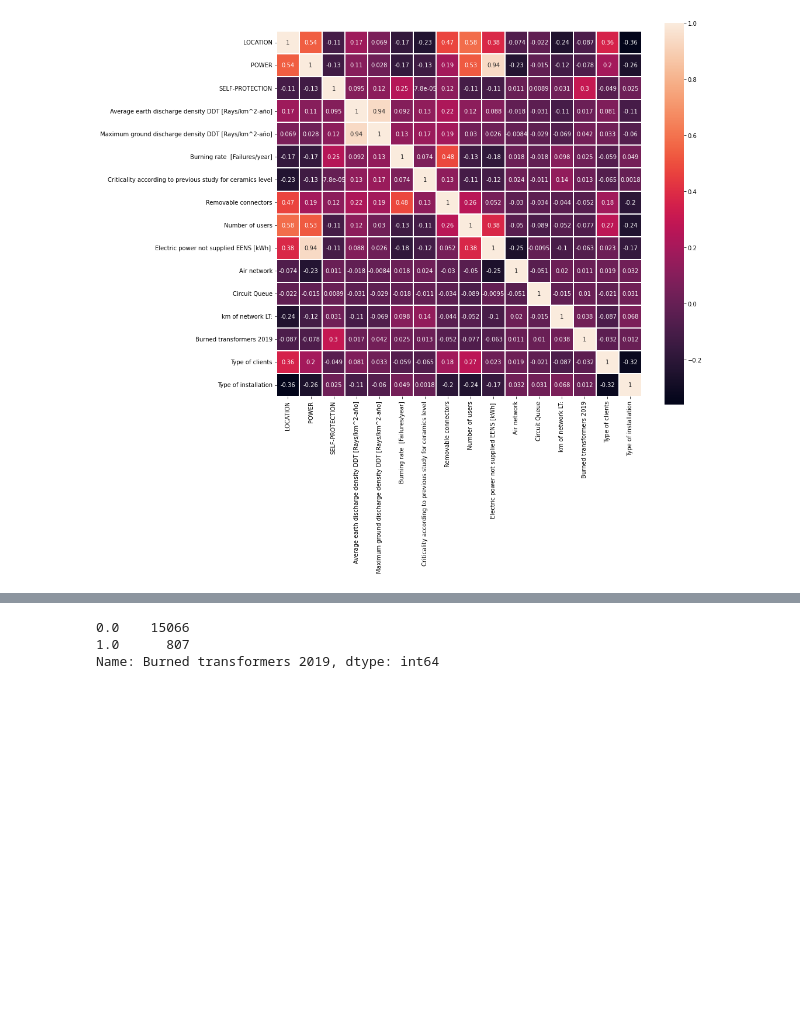
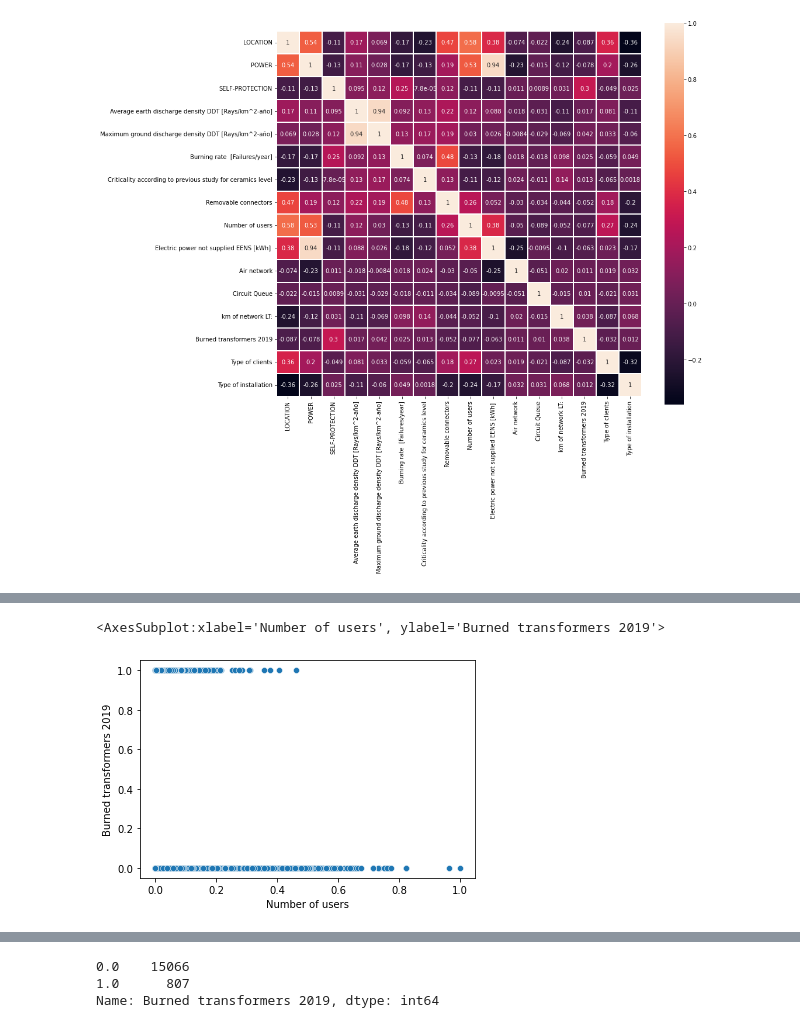
Before and after one commit to thejarhat/Data-Driven-Optimization-of-FERROFABS-Business-Operation, a Jupyter notebook: algorithms.ipynb, the cells around one changed output, grey strips where cells are left out. Saved outputs shown, nothing was run; the diff lists cells and outputs as text; code cells hidden in the pictures; blank space fills up the shorter version.

```diff
--- a/algorithms.ipynb
+++ b/algorithms.ipynb
@@ -181,0 +242,5 @@ plt.show()
+# %%
+sns.scatterplot(data=df_mm, x="Number of users", y="Burned transformers 2019")
+# %% [output]
+<AxesSubplot:xlabel='Number of users', ylabel='Burned transformers 2019'>
+[figure, added]
```
Also changed, not shown: parts of 18 cells of this notebook.
